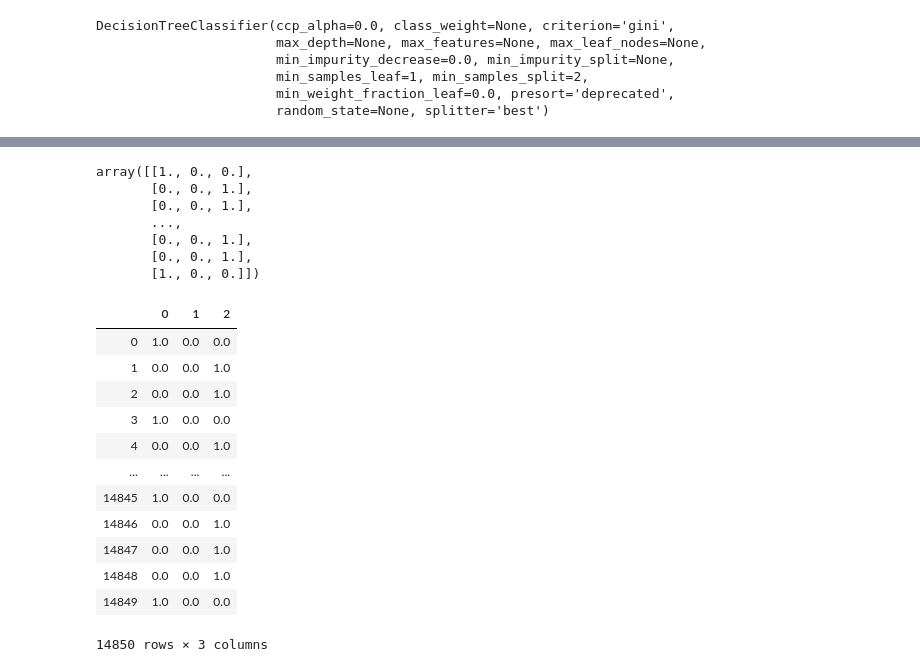
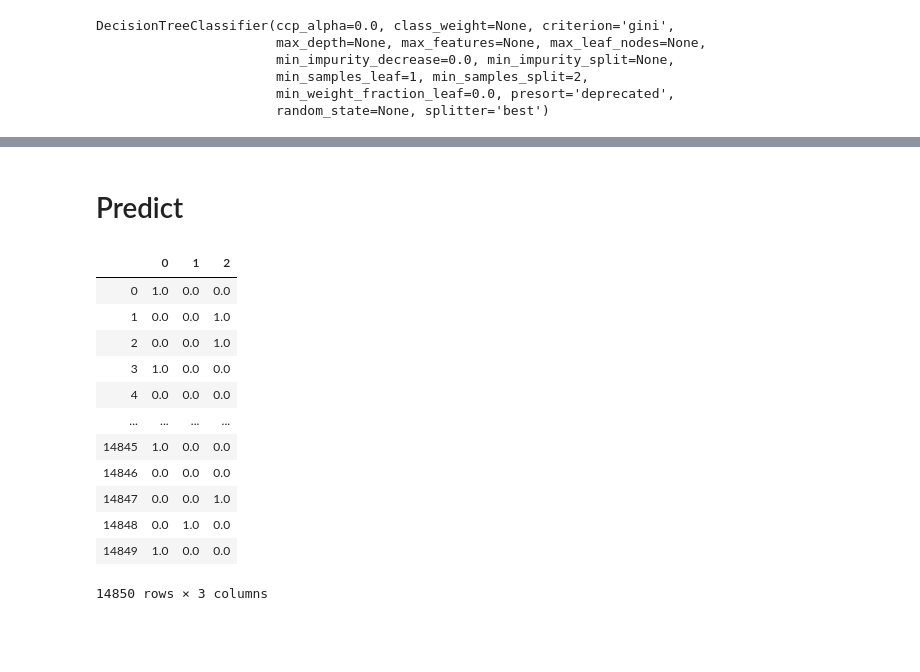
Before and after one commit to fleadsom/pumpItUp, a Jupyter notebook: pumpItUp_exploration.ipynb, the cells around one changed output, grey strips where cells are left out. Drawn from its saved outputs; the diff is of its cells as text; code cells hidden in the pictures; blank space fills up the shorter version.

```diff
--- a/pumpItUp_exploration.ipynb
+++ b/pumpItUp_exploration.ipynb
@@ -139,6 +91,8 @@ display(dtree_columns)
+# %%
+X_train_dtree_cols = get_dtree_cols(train)
+y_train_quant = train[['status_group_code']]
 # %%
 encoder = preprocessing.OneHotEncoder()
-dtree_columns.fillna(0, inplace=True)
 
-values_X = encoder.fit_transform(dtree_columns)
-values_y = encoder.fit_transform(dtree_y)
+X_train_dtree_cols_dummies = encoder.fit_transform(X_train_dtree_cols)
+y_train_quant_dummies = encoder.fit_transform(y_train_quant)
@@ -150,6 +101,7 @@ See the caveats in the documentation: http://pandas.pydata.org/pandas-docs/stabl
 # %%
 classifier = DecisionTreeClassifier()
-classifier.fit(values_X.toarray(), values_y.toarray())
+classifier.fit(X_train_dtree_cols_dummies.toarray(),
+               y_train_quant_dummies.toarray())
 # %% [output]
 DecisionTreeClassifier(ccp_alpha=0.0, class_weight=None, criterion='gini',
                        max_depth=None, max_features=None, max_leaf_nodes=None,
@@ -157,8 +109,3 @@ DecisionTreeClassifier(ccp_alpha=0.0, class_weight=None, criterion='gini',
                        min_samples_leaf=1, min_samples_split=2,
                        min_weight_fraction_leaf=0.0, presort='deprecated',
                        random_state=None, splitter='best')
-# %%
-dtree_test = get_dtree_cols(X_test)
-dtree_test.fillna(0, inplace=True)
-values_test = encoder.fit_transform(dtree_test)
-display(values_test)
@@ -174,27 +112,24 @@ predictions = classifier.predict(values_test)
-# %%
-display(predictions)
-# %% [output]
-array([[1., 0., 0.],
-       [0., 0., 1.],
-       [0., 0., 1.],
-       ...,
-       [0., 0., 1.],
-       [0., 0., 1.],
-       [1., 0., 0.]])
-# %%
-df = pd.DataFrame(predictions)
-display(df)
-# %% [output]
-|  | 0 | 1 | 2 |
-| 0 | 1.0 | 0.0 | 0.0 |
-| 1 | 0.0 | 0.0 | 1.0 |
-| 2 | 0.0 | 0.0 | 1.0 |
-| 3 | 1.0 | 0.0 | 0.0 |
-| 4 | 0.0 | 0.0 | 1.0 |
-| ... | ... | ... | ... |
-| 14845 | 1.0 | 0.0 | 0.0 |
-| 14846 | 0.0 | 0.0 | 1.0 |
-| 14847 | 0.0 | 0.0 | 1.0 |
-| 14848 | 0.0 | 0.0 | 1.0 |
-| 14849 | 1.0 | 0.0 | 0.0 |
-14850 rows × 3 columns
+# %% [markdown]
+# Predict
+# %%
+X_test_dtree_cols = get_dtree_cols(X_test)
+X_test_dtree_cols_dummies = encoder.fit_transform(X_test_dtree_cols)
+
+predictions = classifier.predict(X_test_dtree_cols_dummies)
+
+y_pred_dummies = pd.DataFrame(predictions)
+display(y_pred_dummies)
+# %% [output]
+|  | 0 | 1 | 2 |
+| 0 | 1.0 | 0.0 | 0.0 |
+| 1 | 0.0 | 0.0 | 1.0 |
+| 2 | 0.0 | 0.0 | 1.0 |
+| 3 | 1.0 | 0.0 | 0.0 |
+| 4 | 0.0 | 0.0 | 0.0 |
+| ... | ... | ... | ... |
+| 14845 | 1.0 | 0.0 | 0.0 |
+| 14846 | 0.0 | 0.0 | 0.0 |
+| 14847 | 0.0 | 0.0 | 1.0 |
+| 14848 | 0.0 | 1.0 | 0.0 |
+| 14849 | 1.0 | 0.0 | 0.0 |
+14850 rows × 3 columns
```
Also changed, not shown: parts of 19 cells of this notebook.
